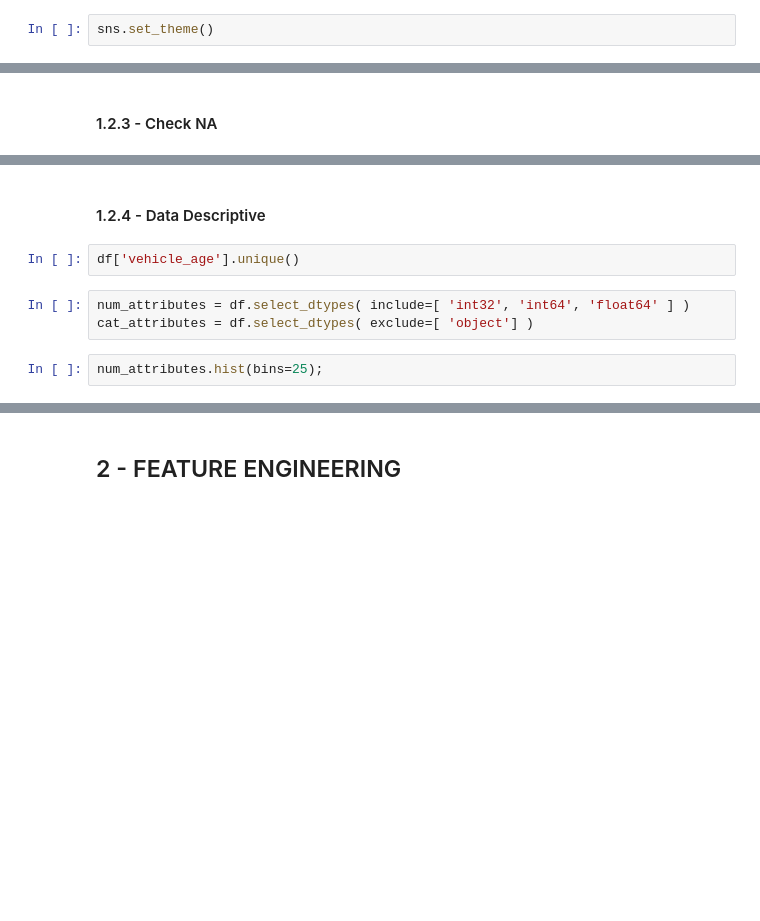
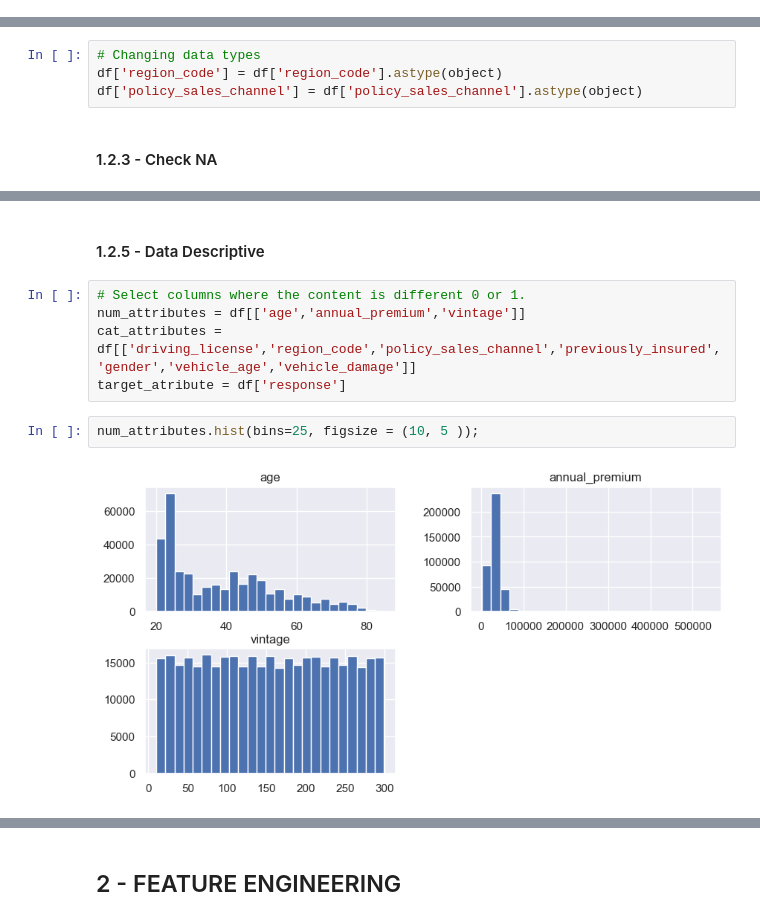
Before and after one commit to RPerottoni/Health_Insurance_Cross_Sell, a Jupyter notebook: notebooks/rp_01_healthinsurance_crossel_v1.ipynb, the cells around one changed output, grey strips where cells are left out. Saved outputs shown, nothing was run; the diff lists cells and outputs as text; blank space fills up the shorter version.

```diff
--- a/notebooks/rp_01_healthinsurance_crossel_v1.ipynb
+++ b/notebooks/rp_01_healthinsurance_crossel_v1.ipynb
@@ -147,2 +161,0 @@ def ml_performance( model_name, precision_atK, recall_atK ):
-# %%
-sns.set_theme()
@@ -172,3 +206,7 @@ df.dtypes
+# %%
+# Changing data types
+df['region_code'] = df['region_code'].astype(object)
+df['policy_sales_channel'] = df['policy_sales_channel'].astype(object)
 # %% [markdown]
 #### 1.2.3 - Check NA
 # %%
@@ -176,12 +250,14 @@ df.isna().sum()
 # %% [markdown]
-#### 1.2.4 - Data Descriptive
+#### 1.2.5 - Data Descriptive
-# %%
-df['vehicle_age'].unique()
-# %%
-num_attributes = df.select_dtypes( include=[ 'int32', 'int64', 'float64' ] )
-cat_attributes = df.select_dtypes( exclude=[ 'object'] )
+# %%
+# Select columns where the content is different 0 or 1.
+num_attributes = df[['age','annual_premium','vintage']]
+cat_attributes = df[['driving_license','region_code','policy_sales_channel','previously_insured','gender','vehicle_age','vehicle_damage']]
+target_atribute = df['response']
 # %%
-num_attributes.hist(bins=25);
+num_attributes.hist(bins=25, figsize = (10, 5 ));
+# %% [output]
+[figure, added]
 # %%
 # Central Tendency - mean, median
 ct1 = pd.DataFrame( num_attributes.apply( np.mean ) ).T
```
Also changed, not shown: parts of 74 cells of this notebook, 1 other file.
